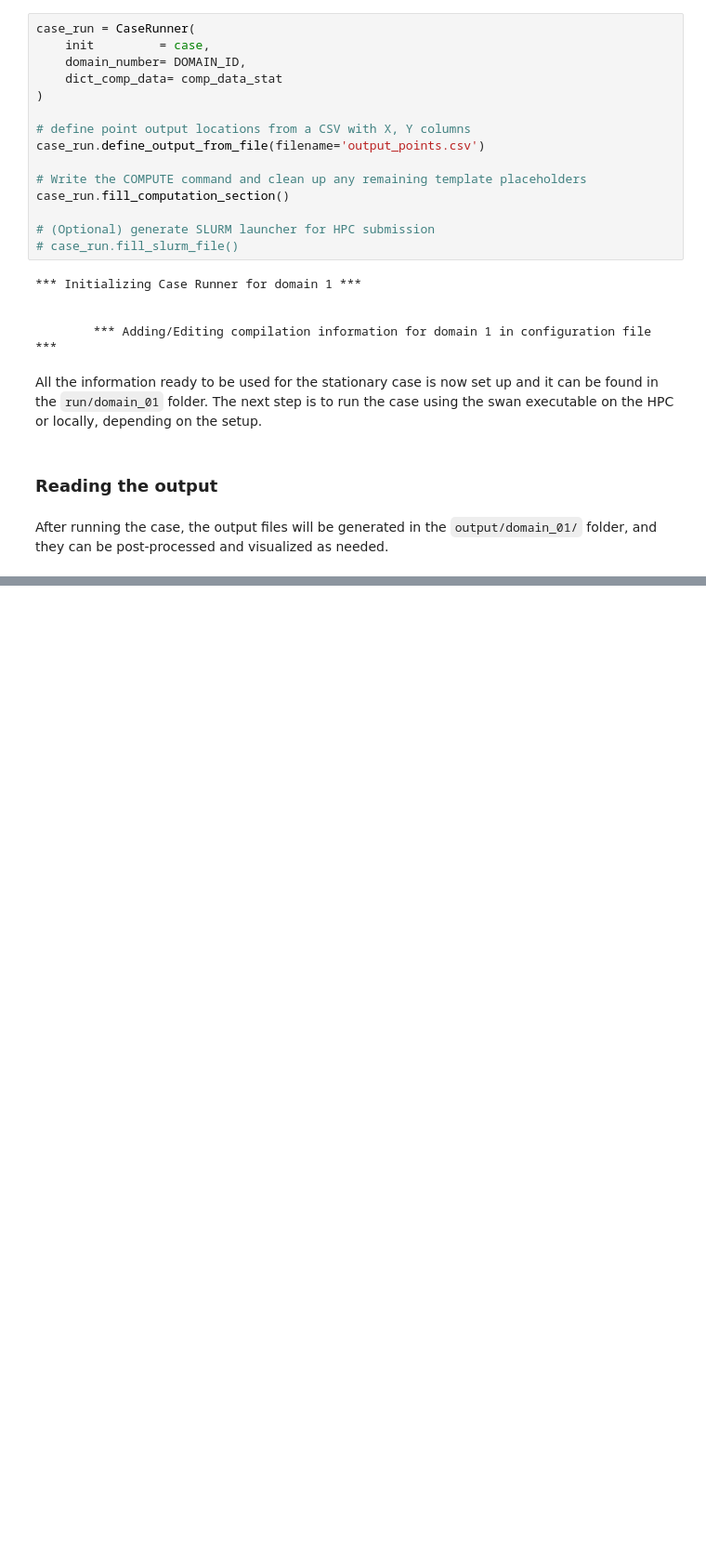
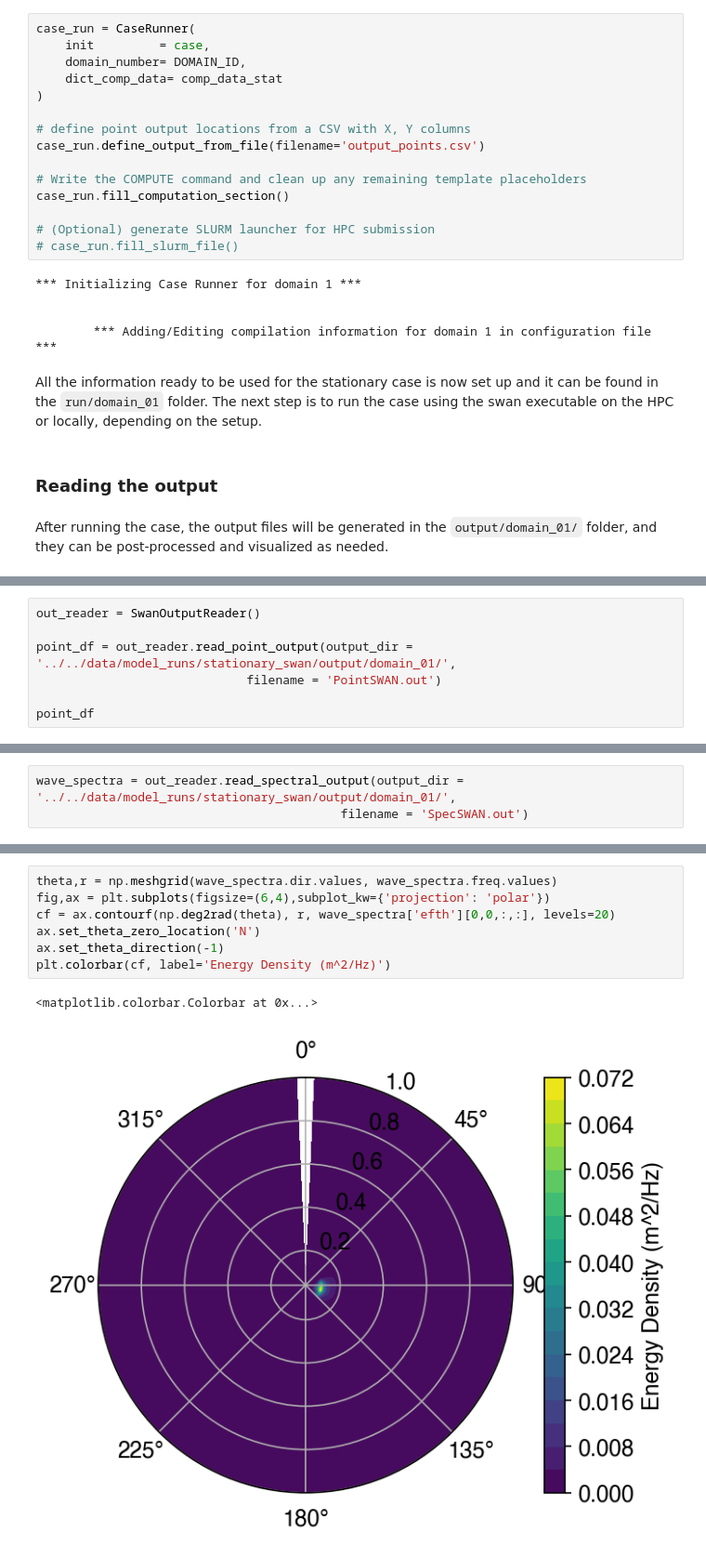
Before and after one commit to oceanicos-dev-org/oceanicospy, a Jupyter notebook: examples/models/swan_stationary_case.ipynb, the cells around one changed output, grey strips where cells are left out. Shown at 93% size. Cells and saved outputs as stored; diff of their text form; blank space fills up the shorter version.

Commit message:
finishing swan stationary output reader

```diff
--- a/examples/models/swan_stationary_case.ipynb
+++ b/examples/models/swan_stationary_case.ipynb
@@ -334,0 +341,7 @@ After running the case, the output files will be generated in the `output/domain
+# %%
+out_reader = SwanOutputReader()
+
+point_df = out_reader.read_point_output(output_dir = '../../data/model_runs/stationary_swan/output/domain_01/',
+                             filename = 'PointSWAN.out')
+
+point_df
@@ -334,0 +352,3 @@ After running the case, the output files will be generated in the `output/domain
+# %%
+wave_spectra = out_reader.read_spectral_output(output_dir = '../../data/model_runs/stationary_swan/output/domain_01/',
+                                          filename = 'SpecSWAN.out')
@@ -334,0 +369,10 @@ After running the case, the output files will be generated in the `output/domain
+# %%
+theta,r = np.meshgrid(wave_spectra.dir.values, wave_spectra.freq.values)
+fig,ax = plt.subplots(figsize=(6,4),subplot_kw={'projection': 'polar'})
+cf = ax.contourf(np.deg2rad(theta), r, wave_spectra['efth'][0,0,:,:], levels=20)
+ax.set_theta_zero_location('N')
+ax.set_theta_direction(-1)
+plt.colorbar(cf, label='Energy Density (m^2/Hz)')
+# %% [output]
+<matplotlib.colorbar.Colorbar at 0x...>
+[figure, added]
```
Also changed, not shown: parts of 10 cells of this notebook, 1 other file.
